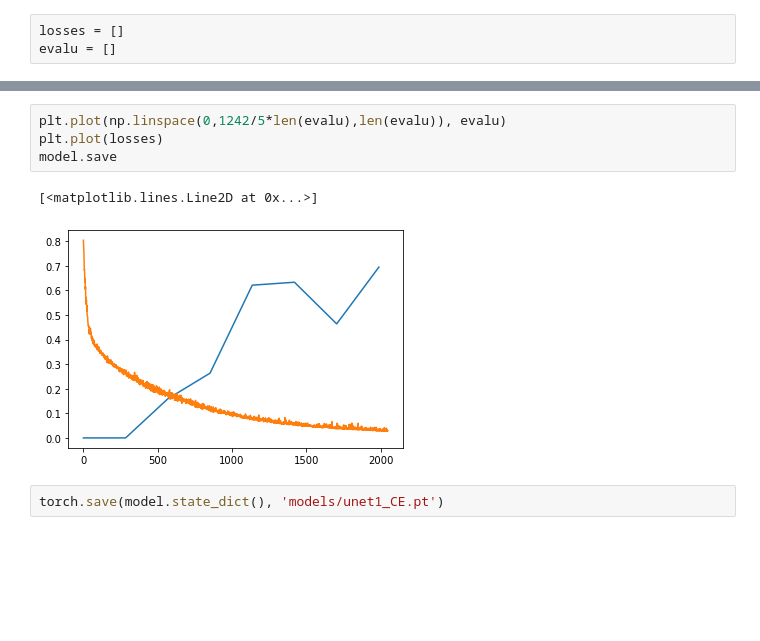
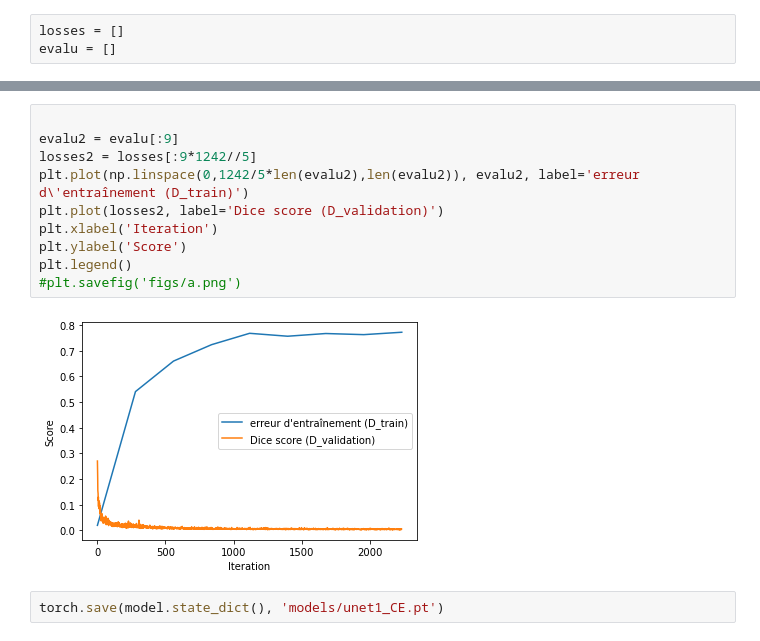
Before and after one commit to nissmar/Learning-Active-Contour, a Jupyter notebook: train.ipynb, the cells around one changed output, grey strips where cells are left out. Cells and saved outputs as stored; diff of their text form; blank space fills up the shorter version.

Commit message:
training pic

```diff
--- a/train.ipynb
+++ b/train.ipynb
@@ -120,10 +120,15 @@ Train Epoch: 1 [1000/1526 (65%)]        Loss: 0.009555
-# %%
-plt.plot(np.linspace(0,1242/5*len(evalu),len(evalu)), evalu)
-plt.plot(losses)
-model.save
-# %% [output]
-[<matplotlib.lines.Line2D at 0x...>]
-[figure, removed]
+# %%
+
+evalu2 = evalu[:9]
+losses2 = losses[:9*1242//5]
+plt.plot(np.linspace(0,1242/5*len(evalu2),len(evalu2)), evalu2, label='erreur d\'entraînement (D_train)')
+plt.plot(losses2, label='Dice score (D_validation)')
+plt.xlabel('Iteration')
+plt.ylabel('Score')
+plt.legend()
+#plt.savefig('figs/a.png')
+# %% [output]
+[figure, added]
 # %%
 torch.save(model.state_dict(), 'models/unet1_CE.pt')
 # %%
```
Also changed, not shown: parts of 1 cell of this notebook, 1 other file.
